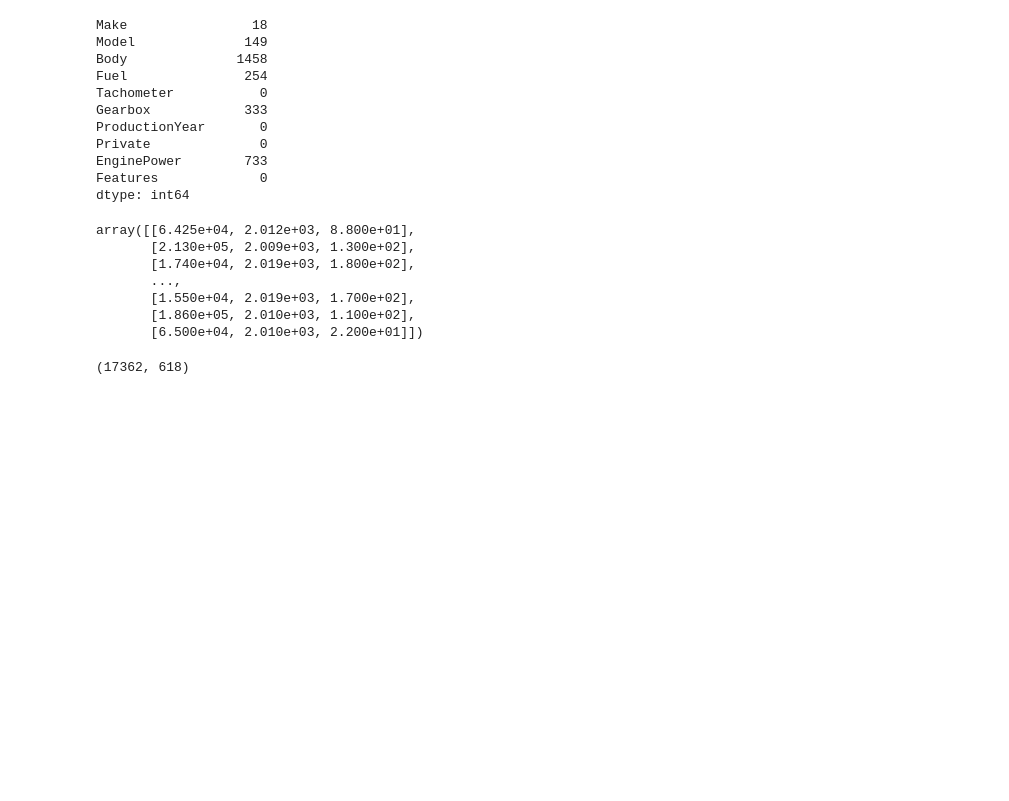
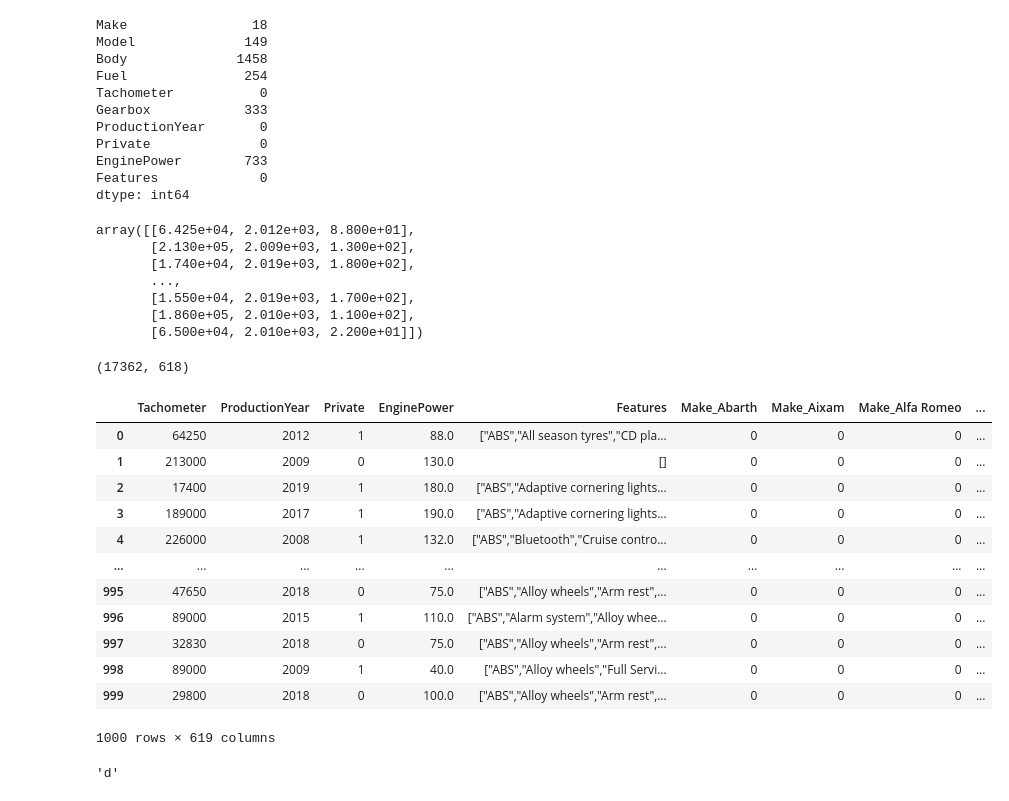
Before and after one commit to jachymDvorak/AuresDataScientist, a Jupyter notebook: EDA.ipynb, the cells around one changed output. Cells and saved outputs as stored; diff of their text form; code cells hidden in the pictures; blank space fills up the shorter version.

```diff
--- a/EDA.ipynb
+++ b/EDA.ipynb
@@ -146,3 +146,19 @@ array = ct.fit_transform(df)
 array.shape
 # %% [output]
 (17362, 618)
+# %%
+df[:1000]
+# %% [output]
+|  | Tachometer | ProductionYear | Private | EnginePower | Features | Make_Abarth | Make_Aixam | Make_Alfa Romeo | ... |
+| 0 | 64250 | 2012 | 1 | 88.0 | ["ABS","All season tyres","CD pla... | 0 | 0 | 0 | ... |
+| 1 | 213000 | 2009 | 0 | 130.0 | [] | 0 | 0 | 0 | ... |
+| 2 | 17400 | 2019 | 1 | 180.0 | ["ABS","Adaptive cornering lights... | 0 | 0 | 0 | ... |
+| 3 | 189000 | 2017 | 1 | 190.0 | ["ABS","Adaptive cornering lights... | 0 | 0 | 0 | ... |
+| 4 | 226000 | 2008 | 1 | 132.0 | ["ABS","Bluetooth","Cruise contro... | 0 | 0 | 0 | ... |
+| ... | ... | ... | ... | ... | ... | ... | ... | ... | ... |
+| 995 | 47650 | 2018 | 0 | 75.0 | ["ABS","Alloy wheels","Arm rest",... | 0 | 0 | 0 | ... |
+| 996 | 89000 | 2015 | 1 | 110.0 | ["ABS","Alarm system","Alloy whee... | 0 | 0 | 0 | ... |
+| 997 | 32830 | 2018 | 0 | 75.0 | ["ABS","Alloy wheels","Arm rest",... | 0 | 0 | 0 | ... |
+| 998 | 89000 | 2009 | 1 | 40.0 | ["ABS","Alloy wheels","Full Servi... | 0 | 0 | 0 | ... |
+| 999 | 29800 | 2018 | 0 | 100.0 | ["ABS","Alloy wheels","Arm rest",... | 0 | 0 | 0 | ... |
+1000 rows × 619 columns
@@ -148,0 +167,4 @@ array.shape
+# %%
+max(model_dict, key=model_dict.get)
+# %% [output]
+'d'
```
Also changed, not shown: parts of 5 cells of this notebook, 7 other files.
